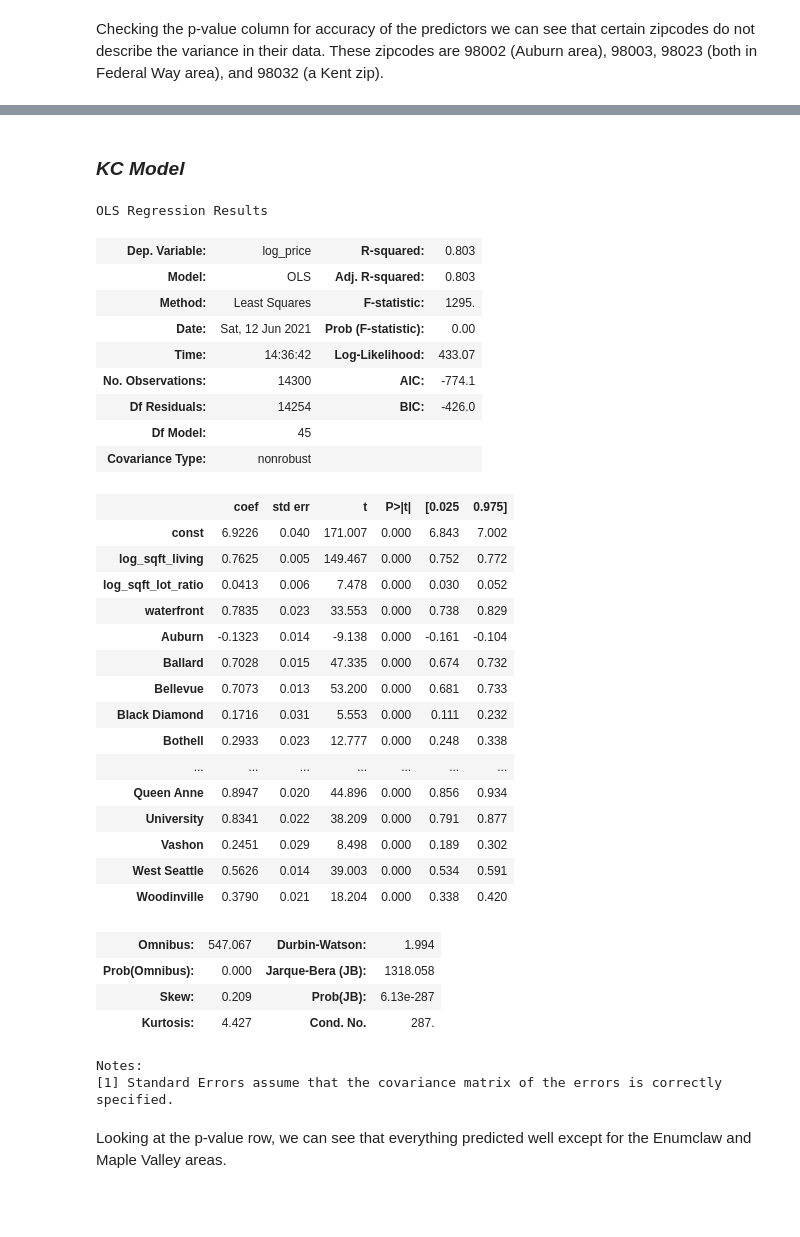
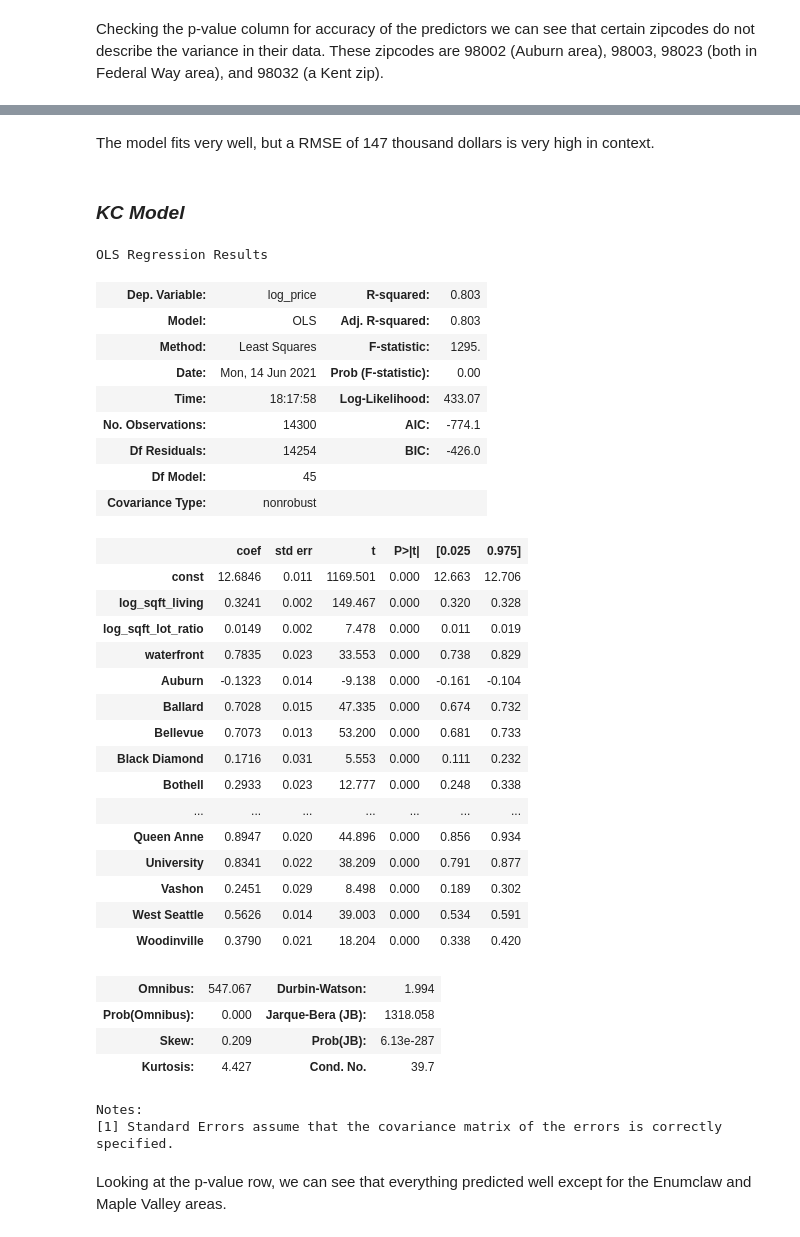
Before and after one commit to jonnyhof/kings_county_housing_analysis, a Jupyter notebook: jonny_king_county_analysis.ipynb, the cells around one changed output, grey strips where cells are left out. Cells and saved outputs as stored; diff of their text form; code cells hidden in the pictures; blank space fills up the shorter version.

```diff
--- a/jonny_king_county_analysis.ipynb
+++ b/jonny_king_county_analysis.ipynb
@@ -258,8 +279,8 @@ zip_df = X_df_train[zip_cols]
 # %%
 # Here I will use Pandas get dummy variable function to encode zips
 
-zip_dummies = pd.get_dummies(zip_df['zipcode'], prefix='zip', drop_first=True)
-zip_normals = zip_df.drop('zipcode', axis=1)
-zip_X_train = pd.concat([zip_normals, zip_dummies], axis=1)
-zip_X_train.head()
+zip_dummies = pd.get_dummies(zip_df_scaled['zipcode'], prefix='zip', drop_first=True)
+zip_normals = zip_df_scaled.drop('zipcode', axis=1)
+zip_X_train_scaled = pd.concat([zip_normals, zip_dummies], axis=1)
+zip_X_train_scaled.head()
 # %% [output]
@@ -399,3 +442,10 @@ kc_X_train.head()
+# %%
+ct_kc = ColumnTransformer([
+        ('kc_transform', StandardScaler(), ['log_sqft_living', 'log_sqft_lot_ratio'])
+    ], remainder='passthrough')
+
+kc_X_train_scaled = pd.DataFrame(ct_kc.fit_transform(kc_X_train), columns=list(kc_X_train.columns))
+kc_X_test_scaled = pd.DataFrame(ct_kc.transform(kc_X_test), columns=list(kc_X_test.columns))
 # %% [markdown]
 Okay, now the King County cities dataframe is ready.
 # %% [markdown]
@@ -477,8 +544,12 @@ r2_baseline
 The FSM naive model predicts the average price across all homes. The coefficient of determination for the FSM is below zero. Hopefully we can do better than that.
 # %% [markdown]
 ### *Zipcode Model*
+# %%
+y_df_train.reset_index(drop=True, inplace=True)
+y_df_test.reset_index(drop=True, inplace=True)
 # %%
-X = zip_X_train
+X = zip_X_train_scaled
+# scaling messed with index so we need to reset y so they match
 y = y_df_train
 
 model = sm.OLS(y, sm.add_constant(X))
@@ -524,29 +635,31 @@ Checking the p-value column for accuracy of the predictors we can see that certa
+# %% [markdown]
+The model fits very well, but a RMSE of 147 thousand dollars is very high in context.
 # %% [markdown]
 ### *KC Model*
 # %%
-X = kc_X_train
+X = kc_X_train_scaled
 y = y_df_train
 
 model = sm.OLS(y, sm.add_constant(X))
 
 results = model.fit()
 
 results.summary()
 # %% [output]
 OLS Regression Results
 | Dep. Variable: | log_price | R-squared: | 0.803 |
 | Model: | OLS | Adj. R-squared: | 0.803 |
 | Method: | Least Squares | F-statistic: | 1295. |
-| Date: | Sat, 12 Jun 2021 | Prob (F-statistic): | 0.00 |
-| Time: | 14:36:42 | Log-Likelihood: | 433.07 |
+| Date: | Mon, 14 Jun 2021 | Prob (F-statistic): | 0.00 |
+| Time: | 18:17:58 | Log-Likelihood: | 433.07 |
 | No. Observations: | 14300 | AIC: | -774.1 |
 | Df Residuals: | 14254 | BIC: | -426.0 |
 | Df Model: | 45 |  |  |
 | Covariance Type: | nonrobust |  |  |
 |  | coef | std err | t | P>|t| | [0.025 | 0.975] |
-| const | 6.9226 | 0.040 | 171.007 | 0.000 | 6.843 | 7.002 |
-| log_sqft_living | 0.7625 | 0.005 | 149.467 | 0.000 | 0.752 | 0.772 |
-| log_sqft_lot_ratio | 0.0413 | 0.006 | 7.478 | 0.000 | 0.030 | 0.052 |
+| const | 12.6846 | 0.011 | 1169.501 | 0.000 | 12.663 | 12.706 |
+| log_sqft_living | 0.3241 | 0.002 | 149.467 | 0.000 | 0.320 | 0.328 |
+| log_sqft_lot_ratio | 0.0149 | 0.002 | 7.478 | 0.000 | 0.011 | 0.019 |
 | waterfront | 0.7835 | 0.023 | 33.553 | 0.000 | 0.738 | 0.829 |
 | Auburn | -0.1323 | 0.014 | -9.138 | 0.000 | -0.161 | -0.104 |
 | Ballard | 0.7028 | 0.015 | 47.335 | 0.000 | 0.674 | 0.732 |
@@ -562,7 +675,7 @@ OLS Regression Results
 | Omnibus: | 547.067 | Durbin-Watson: | 1.994 |
 | Prob(Omnibus): | 0.000 | Jarque-Bera (JB): | 1318.058 |
 | Skew: | 0.209 | Prob(JB): | 6.13e-287 |
-| Kurtosis: | 4.427 | Cond. No. | 287. |
+| Kurtosis: | 4.427 | Cond. No. | 39.7 |
 Notes:
 [1] Standard Errors assume that the covariance matrix of the errors is correctly specified.
 # %% [markdown]
```
Also changed, not shown: parts of 28 cells of this notebook.
